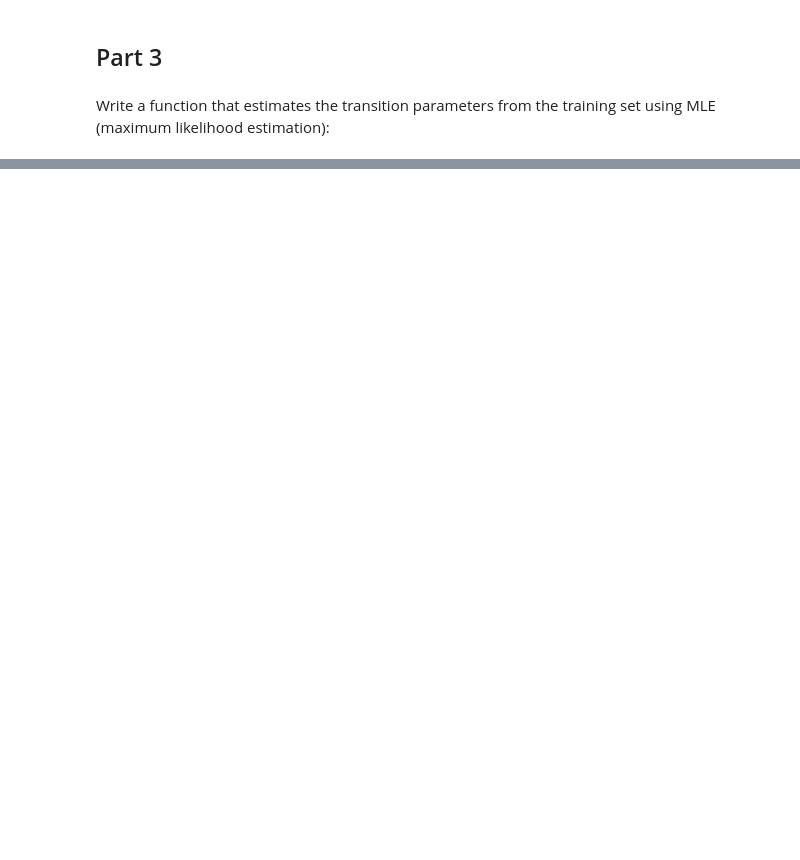
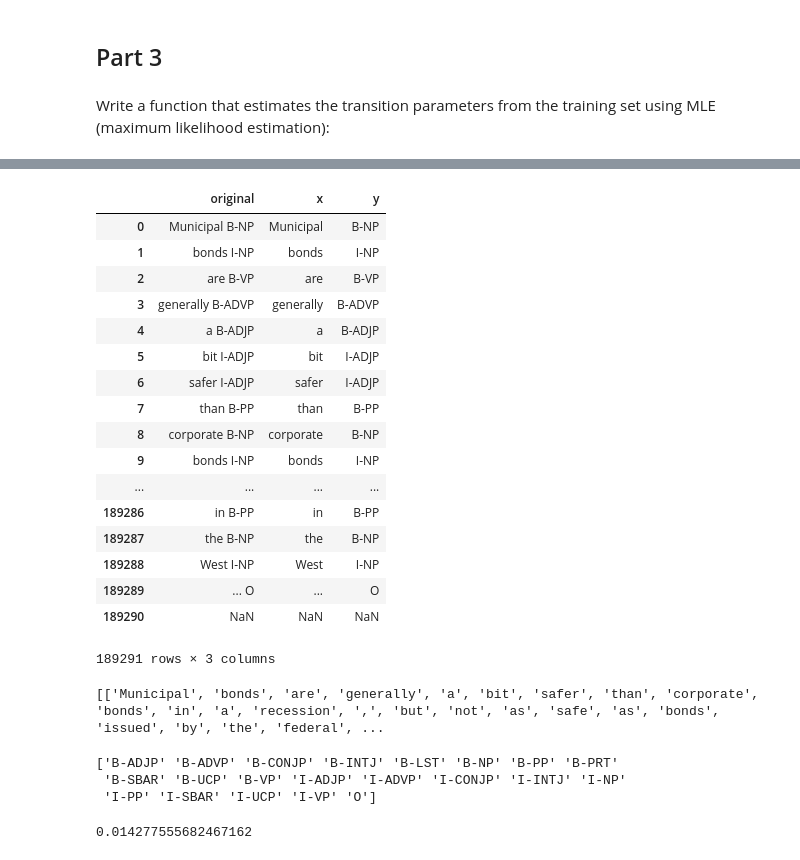
Before and after one commit to lyqht/01.112-ml-hmm, a Jupyter notebook: compiledv3.ipynb, the cells around one changed output, grey strips where cells are left out. Drawn from its saved outputs; the diff is of its cells as text; code cells hidden in the pictures; blank space fills up the shorter version.

```diff
--- a/compiledv3.ipynb
+++ b/compiledv3.ipynb
@@ -240,7 +240,7 @@ for the four datasets respectively. Compare your outputs and the gold-standard o
 and report the precision, recall and F scores of such a baseline system for each dataset.
 # %%
 data_folders = ["AL", "EN","CN","SG"]
-for x in data_folders:
+for x in ["EN"]:
     print("Performing sentiment analysis for data folder ", x)
     train_data = "./data/{}/train".format(x)
     test_data = "./data/{}/dev.in".format(x)
@@ -333,0 +517,58 @@ transitionPara(test)
+# %%
+def preprocess_training_blank_row(data):
+    start = time.process_time()
+
+    df= pd.read_csv(data, sep='/n', delimiter=None, names=['original'],index_col=False,engine="python",skip_blank_lines=False)
+    # dropping null value columns to avoid errors
+
+    # new data frame with split value columns
+    df["x"], df["y"] = split_into_columns(df["original"])
+    return df
+# %%
+predata_blank=preprocess_training_blank_row(train_data)
+predata_blank
+# %% [output]
+|  | original | x | y |
+| 0 | Municipal B-NP | Municipal | B-NP |
+| 1 | bonds I-NP | bonds | I-NP |
+| 2 | are B-VP | are | B-VP |
+| 3 | generally B-ADVP | generally | B-ADVP |
+| 4 | a B-ADJP | a | B-ADJP |
+| 5 | bit I-ADJP | bit | I-ADJP |
+| 6 | safer I-ADJP | safer | I-ADJP |
+| 7 | than B-PP | than | B-PP |
+| 8 | corporate B-NP | corporate | B-NP |
+| 9 | bonds I-NP | bonds | I-NP |
+| ... | ... | ... | ... |
+| 189286 | in B-PP | in | B-PP |
+| 189287 | the B-NP | the | B-NP |
+| 189288 | West I-NP | West | I-NP |
+| 189289 | ... O | ... | O |
+| 189290 | NaN | NaN | NaN |
+189291 rows × 3 columns
+# %%
+lines=[]
+line=[]
+x= predata_blank
+for label in x['x']:
+    if pd.isnull(label)==False:
+        line.append(label)
+    else:
+#         line += ' stop'
+        lines.append(line)
+        line = []
+
+print(lines)
+# %% [output]
+[['Municipal', 'bonds', 'are', 'generally', 'a', 'bit', 'safer', 'than', 'corporate', 'bonds', 'in', 'a', 'recession', ',', 'but', 'not', 'as', 'safe', 'as', 'bonds', 'issued', 'by', 'the', 'federal', ...
+# %%
+node = np.unique(predata['y'].astype(str))
+print(node)
+# %% [output]
+['B-ADJP' 'B-ADVP' 'B-CONJP' 'B-INTJ' 'B-LST' 'B-NP' 'B-PP' 'B-PRT'
+ 'B-SBAR' 'B-UCP' 'B-VP' 'I-ADJP' 'I-ADVP' 'I-CONJP' 'I-INTJ' 'I-NP'
+ 'I-PP' 'I-SBAR' 'I-UCP' 'I-VP' 'O']
+# %%
+transition("START","B-ADJP")
+# %% [output]
+0.014277555682467162
```
Also changed, not shown: parts of 10 cells of this notebook.
